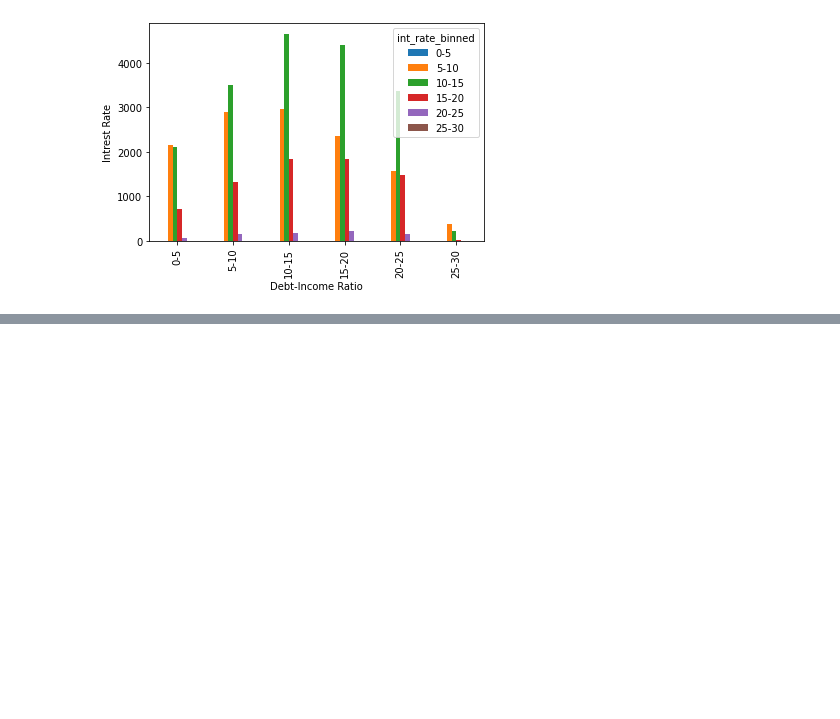
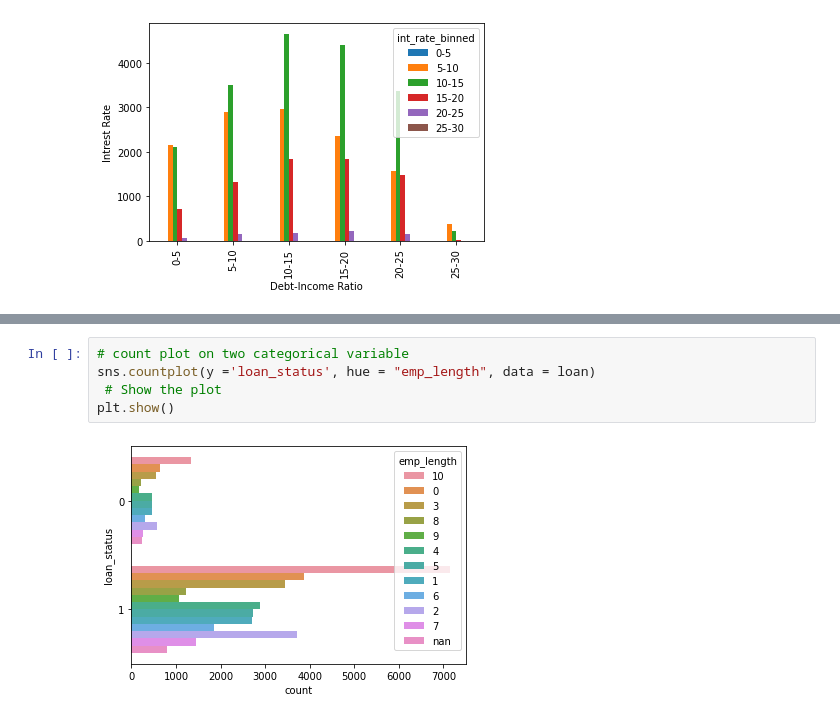
Before and after one commit to ishankarve/upgrad_lending_club_case_study, a Jupyter notebook: Ishan Karve.ipynb, the cells around one changed output, grey strips where cells are left out. Drawn from its saved outputs; the diff is of its cells as text; blank space fills up the shorter version.

```diff
--- a/Ishan Karve.ipynb
+++ b/Ishan Karve.ipynb
@@ -557,0 +575,7 @@ raw_table.T.plot(kind='bar', ylabel='Intrest Rate', xlabel='Debt-Income Ratio')
+# %%
+# count plot on two categorical variable
+sns.countplot(y ='loan_status', hue = "emp_length", data = loan)
+ # Show the plot
+plt.show()
+# %% [output]
+[figure, added]
```
Also changed, not shown: parts of 5 cells of this notebook.
